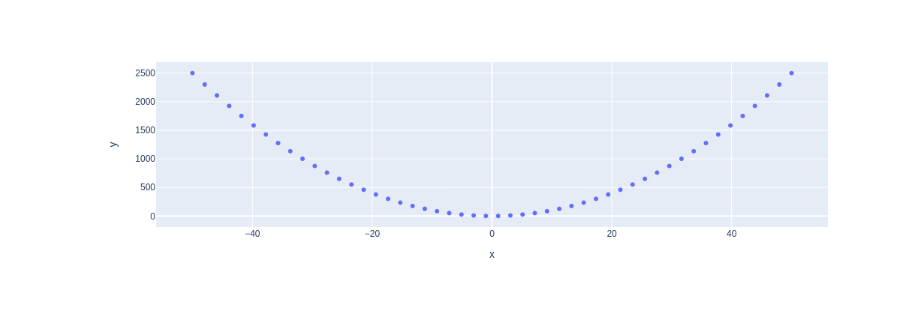
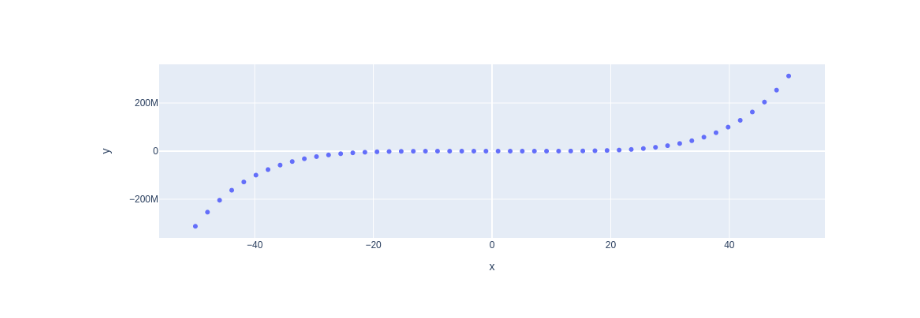
Before and after one commit to hotoh168/my-notebooks-repo, a Jupyter notebook: experiment2.ipynb, the cells around one changed output. Saved outputs shown, nothing was run; the diff lists cells and outputs as text; code cells hidden in the pictures.

```diff
--- a/experiment2.ipynb
+++ b/experiment2.ipynb
@@ -6,7 +6,7 @@ import plotly.express as px
 x = np.linspace(start=-50, stop=50)
 
 # y-axis data points
-y = x ** 2
+y = x ** 5
 
 # define the plot
 fig = px.scatter(x=x, y=y)
@@ -17 +16 @@ fig.show()
-[figure, old version]
+[figure, new version]
```
Also changed, not shown: parts of 1 cell of this notebook.
